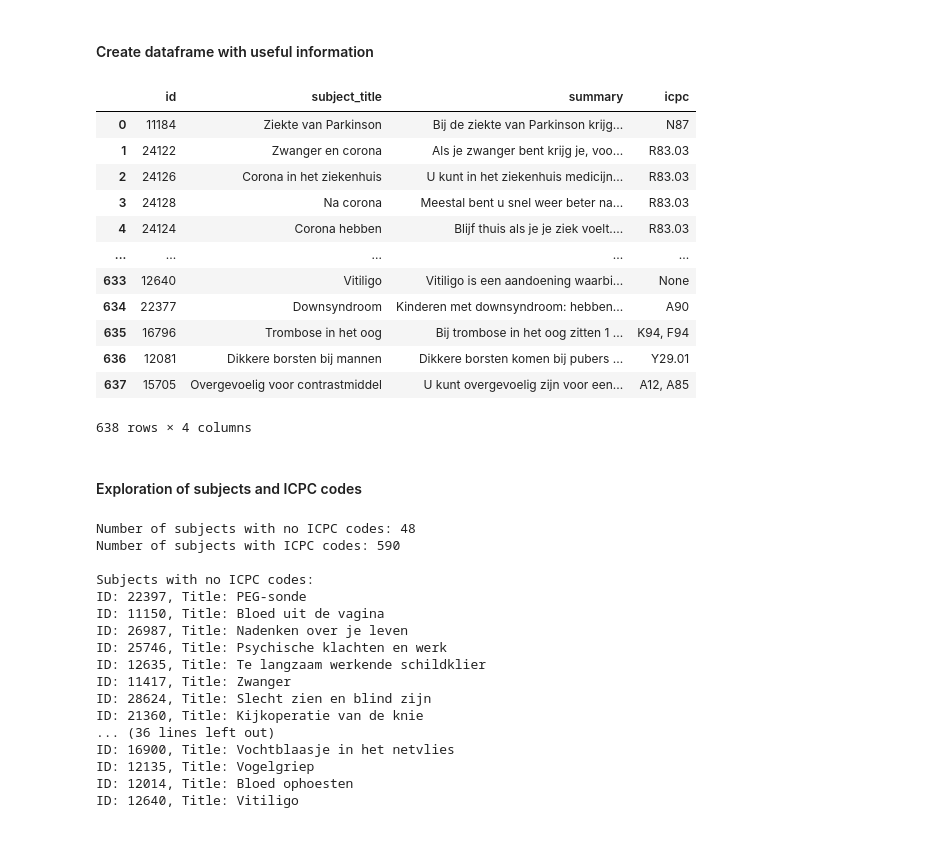
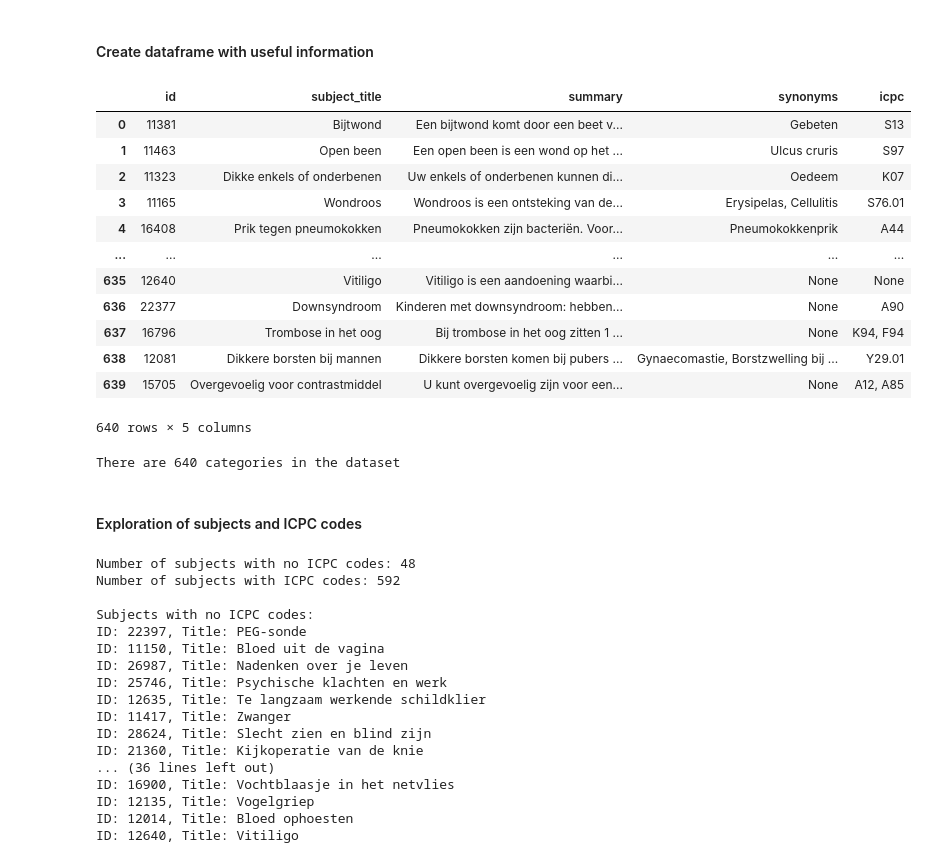
Before and after one commit to myrtekuipers/Thesis, a Jupyter notebook: subjects_start.ipynb, the cells around one changed output. Cells and saved outputs as stored; diff of their text form; code cells hidden in the pictures.

```diff
--- a/subjects_start.ipynb
+++ b/subjects_start.ipynb
@@ -13,49 +13,63 @@ There are 638 subjects in the dataset
+# %%
+for subject in subjects:
+    for category in subject['content']
 # %% [markdown]
 #### Create dataframe with useful information
 # %%
 data = {
     'id': [],
     'subject_title': [],
     'summary': [],
+    'synonyms': [],
     'icpc': []
 }
 
 for subject in subjects:
     data['id'].append(subject['id']) #extract the id
     data['subject_title'].append(subject['title']) #extract the title of the subject
     data['summary'].append(subject['summary']) #extract the text of the subject
+    synonyms = subject['synonyms'] #extract the synonyms of the subject
+    if synonyms:
+        data['synonyms'].append(', '.join(synonyms))
+    else:
+        data['synonyms'].append(None)
     icpc_codes = subject['codes']['icpc'] #extract the icpc code of the subject
     if icpc_codes:
         data['icpc'].append(', '.join(icpc_codes))
     else:
         data['icpc'].append(None)  # if there is no icpc code, give None
 
 df = pd.DataFrame(data)
 
 #clean the text in summary
 html_pattern = re.compile(r'<[^>]+>')
 escape_pattern = re.compile(r'\\u[0-9a-fA-F]{4}')
 newline_pattern = re.compile(r'(\n|\t|\xa0|\u202f)')
 
 clean_text = [newline_pattern.sub(' ', escape_pattern.sub(' ', html_pattern.sub(' ', item))) for item in df['summary']]
 
 df['summary'] = [item.strip() for item in clean_text]
 
 df
 # %% [output]
-|  | id | subject_title | summary | icpc |
-| 0 | 11184 | Ziekte van Parkinson | Bij de ziekte van Parkinson krijg... | N87 |
-| 1 | 24122 | Zwanger en corona | Als je zwanger bent krijg je, voo... | R83.03 |
-| 2 | 24126 | Corona in het ziekenhuis | U kunt in het ziekenhuis medicijn... | R83.03 |
-| 3 | 24128 | Na corona | Meestal bent u snel weer beter na... | R83.03 |
-| 4 | 24124 | Corona hebben | Blijf thuis als je je ziek voelt.... | R83.03 |
-| ... | ... | ... | ... | ... |
-| 633 | 12640 | Vitiligo | Vitiligo is een aandoening waarbi... | None |
-| 634 | 22377 | Downsyndroom | Kinderen met downsyndroom: hebben... | A90 |
-| 635 | 16796 | Trombose in het oog | Bij trombose in het oog zitten 1 ... | K94, F94 |
-| 636 | 12081 | Dikkere borsten bij mannen | Dikkere borsten komen bij pubers ... | Y29.01 |
-| 637 | 15705 | Overgevoelig voor contrastmiddel | U kunt overgevoelig zijn voor een... | A12, A85 |
+|  | id | subject_title | summary | synonyms | icpc |
+| 0 | 11381 | Bijtwond | Een bijtwond komt door een beet v... | Gebeten | S13 |
+| 1 | 11463 | Open been | Een open been is een wond op het ... | Ulcus cruris | S97 |
+| 2 | 11323 | Dikke enkels of onderbenen | Uw enkels of onderbenen kunnen di... | Oedeem | K07 |
+| 3 | 11165 | Wondroos | Wondroos is een ontsteking van de... | Erysipelas, Cellulitis | S76.01 |
+| 4 | 16408 | Prik tegen pneumokokken | Pneumokokken zijn bacteriën. Voor... | Pneumokokkenprik | A44 |
+| ... | ... | ... | ... | ... | ... |
+| 635 | 12640 | Vitiligo | Vitiligo is een aandoening waarbi... | None | None |
+| 636 | 22377 | Downsyndroom | Kinderen met downsyndroom: hebben... | None | A90 |
+| 637 | 16796 | Trombose in het oog | Bij trombose in het oog zitten 1 ... | None | K94, F94 |
+| 638 | 12081 | Dikkere borsten bij mannen | Dikkere borsten komen bij pubers ... | Gynaecomastie, Borstzwelling bij ... | Y29.01 |
+| 639 | 15705 | Overgevoelig voor contrastmiddel | U kunt overgevoelig zijn voor een... | None | A12, A85 |
-638 rows × 4 columns
+640 rows × 5 columns
+# %%
+#give me the number of categories
+print(f'There are {len(df)} categories in the dataset')
+# %% [output]
+There are 640 categories in the dataset
 # %% [markdown]
 #### Exploration of subjects and ICPC codes
 # %%
@@ -66,7 +80,7 @@ for i in range(len(df)):
     if df['icpc'][i] is None:
         no_icpc.append((df['id'][i], df['subject_title'][i]))
     else:
-        icpc_present.append((df['id'][i], df['subject_title'][i]))
+        icpc_present.append((df['id'][i], df['subject_title'][i], df['icpc'][i]))
 
 print(f'Number of subjects with no ICPC codes: {len(no_icpc)}')
 print(f'Number of subjects with ICPC codes: {len(icpc_present)}')
@@ -76,7 +90,7 @@ for subject_id, subject_title in no_icpc:
     print(f'ID: {subject_id}, Title: {subject_title}')
 # %% [output]
 Number of subjects with no ICPC codes: 48
-Number of subjects with ICPC codes: 590
+Number of subjects with ICPC codes: 592
 
 Subjects with no ICPC codes:
 ID: 22397, Title: PEG-sonde
```
Also changed, not shown: parts of 8 cells of this notebook, 7 other files.
